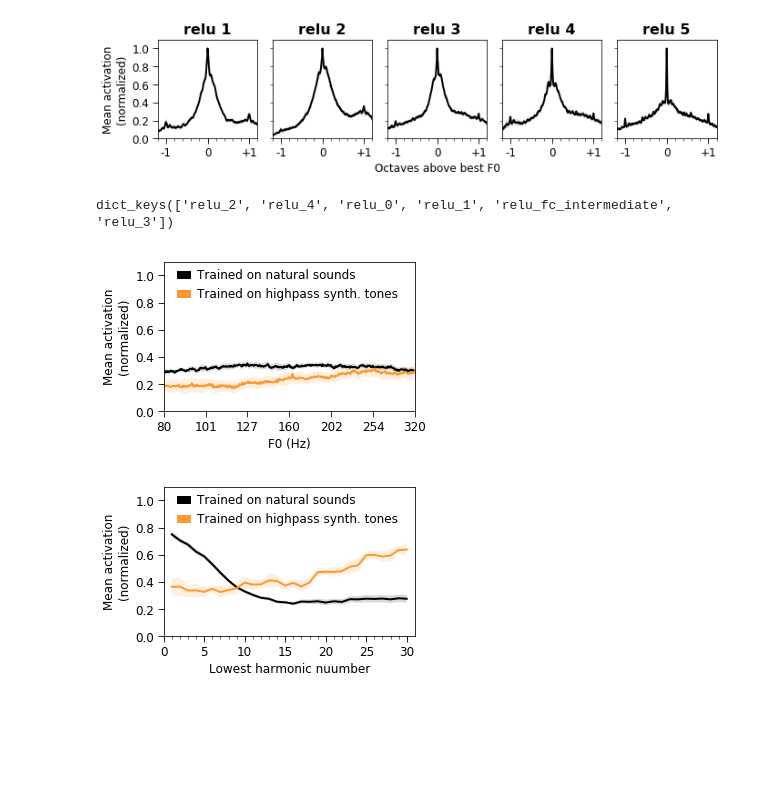
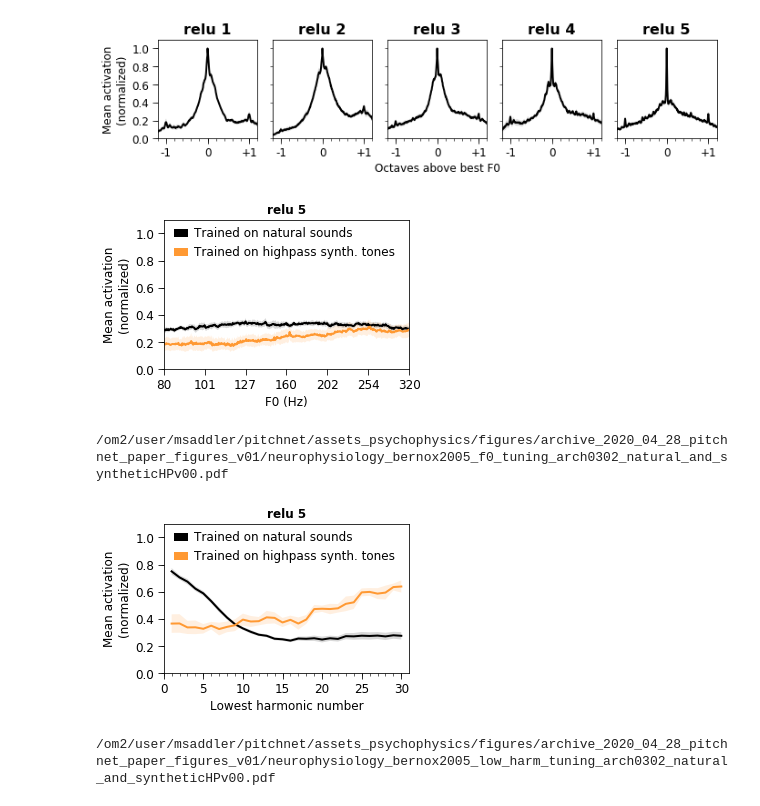
Before and after one commit to msaddler/pitchnet, a Jupyter notebook: notebook_network_neurophysiology.ipynb, the cells around one changed output. Saved outputs shown, nothing was run; the diff lists cells and outputs as text; code cells hidden in the pictures; blank space fills up the shorter version.

Commit message:
generated neurophysiology subplots for re-organized figure8

```diff
--- a/notebook_network_neurophysiology.ipynb
+++ b/notebook_network_neurophysiology.ipynb
@@ -60,9 +53,9 @@ WROTE: /saved_models/models_sr20000/arch_0302/PND_v08_TLAS_snr_neg10pos10_AN_BW1
 # %%
 master_list = [
-    ('/saved_models/models_sr20000/arch_0302/PND_v08_TLAS_snr_neg10pos10_AN_BW10eN1_IHC3000Hz_classification*/', 'Trained on natural sounds'),
-    ('/saved_models/models_sr20000/arch_0302/PND_synthetic_noise_UMNm_snr_neg10pos10_phase0_filter_signalHPv00_AN_BW10eN1_IHC3000Hz_classification*/', 'Trained on highpass synth. tones'),
+#     ('/saved_models/models_sr20000/arch_0302/PND_v08_TLAS_snr_neg10pos10_AN_BW10eN1_IHC3000Hz_classification*/', 'Trained on natural sounds'),
+#     ('/saved_models/models_sr20000/arch_0302/PND_synthetic_noise_UMNm_snr_neg10pos10_phase0_filter_signalHPv00_AN_BW10eN1_IHC3000Hz_classification*/', 'Trained on highpass synth. tones'),
 
-#     ('/saved_models/models_sr20000/arch_0302/PND_v08_TLAS_snr_neg10pos10_AN_BW10eN1_IHC3000Hz_classification0/', 'Trained on speech and music'),
+    ('/saved_models/models_sr20000/arch_0302/PND_v08_TLAS_snr_neg10pos10_AN_BW10eN1_IHC3000Hz_classification0/', 'Trained on speech and music'),
 
 #     ('/saved_models/models_sr20000/arch_0302/PND_v08_TLAS_snr_neg10pos10_AN_BW10eN1_IHC3000Hz_classification*/', 'Speech + Music (natural)'),
 #     ('/saved_models/models_sr20000/arch_0302/PND_v08_TLAS_snr_neg10pos10_filter_signalBPv00_AN_BW10eN1_IHC3000Hz_classification*/', 'Speech + Music (bandpass)'),
@@ -73,8 +66,8 @@ master_list = [
 #     ('/saved_models/models_sr20000/arch_0302/PND_v08_TLAS_snr_pos10pos30_AN_BW10eN1_IHC3000Hz_classification*/', 'Speech + Music (low noise)'),
 #     ('/saved_models/models_sr20000/arch_0302/PND_v08_TLAS_snr_posInf_AN_BW10eN1_IHC3000Hz_classification*/', 'Speech + Music (no noise)'),
 ]
-# experiment_basename = 'NEUROPHYSIOLOGY_bernox2005.json'
-experiment_basename = 'NEUROPHYSIOLOGY_bernox2005_minimal.json'
+experiment_basename = 'NEUROPHYSIOLOGY_bernox2005.json'
+# experiment_basename = 'NEUROPHYSIOLOGY_bernox2005_minimal.json'
 # experiment_basename = 'NEUROPHYSIOLOGY_valid_minimal.json'
 
 model_keys = []
@@ -279,10 +244,6 @@ No handles with labels found to put in legend.
 No handles with labels found to put in legend.
 No handles with labels found to put in legend.
 [figure]
-# %%
-results_dict_input[0].keys()
-# %% [output]
-dict_keys(['relu_2', 'relu_4', 'relu_0', 'relu_1', 'relu_fc_intermediate', 'relu_3'])
 # %%
 importlib.reload(util_neurophysiology)
 
@@ -298,7 +259,7 @@ list_key_layer = [
 
 ncols = 1
 nrows = 1
-figsize = (4.5, 2.75)
+figsize = (4.4, 2.75)
 
 
 def shorten_model_key(model_key):
@@ -324,13 +285,16 @@ color_list = [color_list[0], color_list[-1]]
 for cidx, model_key in enumerate(model_keys):
     results_dict_input = results_dicts[model_key]
     kwargs_plot_update = {'color': color_list[cidx], 'label': model_key}
-    ax, DATA = util_neurophysiology.make_f0_tuning_plot(ax,
-                                                        results_dict_input,
-                                                        restrict_conditions=['relu_4'],
-                                                        kwargs_plot_update=kwargs_plot_update,
-                                                        yticks=np.arange(0, 1.01, 0.2),
-                                                        yticks_minor=np.arange(0, 1.01, 0.2),
-                                                        ylimits=[0, 1.1])
+    ax, DATA = util_neurophysiology.make_f0_tuning_plot(
+        ax,
+        results_dict_input,
+        restrict_conditions=['relu_4'],
+        kwargs_plot_update=kwargs_plot_update,
+        yticks=np.arange(0, 1.01, 0.2),
+        yticks_minor=np.arange(0, 1.01, 0.2),
+        ylimits=[0, 1.1],
+        str_title='relu 5',
+        fontweight_title='bold')
 
     short_model_key = shorten_model_key(model_key)
     if short_model_key in SUPER_DATA_DICT:
@@ -340,42 +304,47 @@ for cidx, model_key in enumerate(model_keys):
 plt.show()
 
 # save_dir = '/om2/user/msaddler/pitchnet/assets_psychophysics/figures/archive_2020_04_28_pitchnet_paper_figures_v01/'
 # save_fn = os.path.join(save_dir, 'neurophysiology_bernox2005_f0_tuning_arch0302_natural_and_syntheticHPv00.pdf')
 # fig.savefig(save_fn, bbox_inches='tight', pad_inches=0)
 # print(save_fn)
 
 
 if 'low_harm_tuning_mean' in results_dict_input[0]['relu_4'].keys():
     fig, ax = plt.subplots(nrows=nrows,
                            ncols=ncols,
                            figsize=figsize)
     color_list = util_figures.get_color_list(6, cmap_name='gist_heat') # CMAP FOR FILTERING SOUNDS
     color_list = [color_list[idx] for idx in [0, 2, 4]]
     color_list = [color_list[0], color_list[-1]]
     for cidx, model_key in enumerate(model_keys):
         results_dict_input = results_dicts[model_key]
         kwargs_plot_update = {'color': color_list[cidx], 'label': model_key}
-        ax, DATA = util_neurophysiology.make_low_harm_tuning_plot(ax,
-                                                                  results_dict_input,
-                                                                  restrict_conditions=['relu_4'],
-                                                                  kwargs_plot_update=kwargs_plot_update,
-                                                                  yticks=np.arange(0, 1.01, 0.2),
-                                                                  yticks_minor=np.arange(0, 1.01, 0.2),
-                                                                  ylimits=[0, 1.1])
+        ax, DATA = util_neurophysiology.make_low_harm_tuning_plot(
+            ax,
+            results_dict_input,
+            restrict_conditions=['relu_4'],
+            kwargs_plot_update=kwargs_plot_update,
+            yticks=np.arange(0, 1.01, 0.2),
+            yticks_minor=np.arange(0, 1.01, 0.2),
+            ylimits=[0, 1.1],
+            str_title='relu 5',
+            fontweight_title='bold')
         short_model_key = shorten_model_key(model_key)
         if short_model_key in SUPER_DATA_DICT:
             SUPER_DATA_DICT[short_model_key] = util_misc.recursive_dict_merge(SUPER_DATA_DICT[short_model_key], DATA)
         else:
             SUPER_DATA_DICT[short_model_key] = DATA
     plt.show()
 
 #     save_dir = '/om2/user/msaddler/pitchnet/assets_psychophysics/figures/archive_2020_04_28_pitchnet_paper_figures_v01/'
 #     save_fn = os.path.join(save_dir, 'neurophysiology_bernox2005_low_harm_tuning_arch0302_natural_and_syntheticHPv00.pdf')
 #     fig.savefig(save_fn, bbox_inches='tight', pad_inches=0)
 #     print(save_fn)
 # %% [output]
-[figure, old version]
+[figure, new version]
+/om2/user/msaddler/pitchnet/assets_psychophysics/figures/archive_2020_04_28_pitchnet_paper_figures_v01/neurophysiology_bernox2005_f0_tuning_arch0302_natural_and_syntheticHPv00.pdf
-[figure, old version]
+[figure, new version]
+/om2/user/msaddler/pitchnet/assets_psychophysics/figures/archive_2020_04_28_pitchnet_paper_figures_v01/neurophysiology_bernox2005_low_harm_tuning_arch0302_natural_and_syntheticHPv00.pdf
 # %%
 for k1 in SUPER_DATA_DICT.keys():
     print(k1)
```
Also changed, not shown: parts of 11 cells of this notebook, 1 other file.
